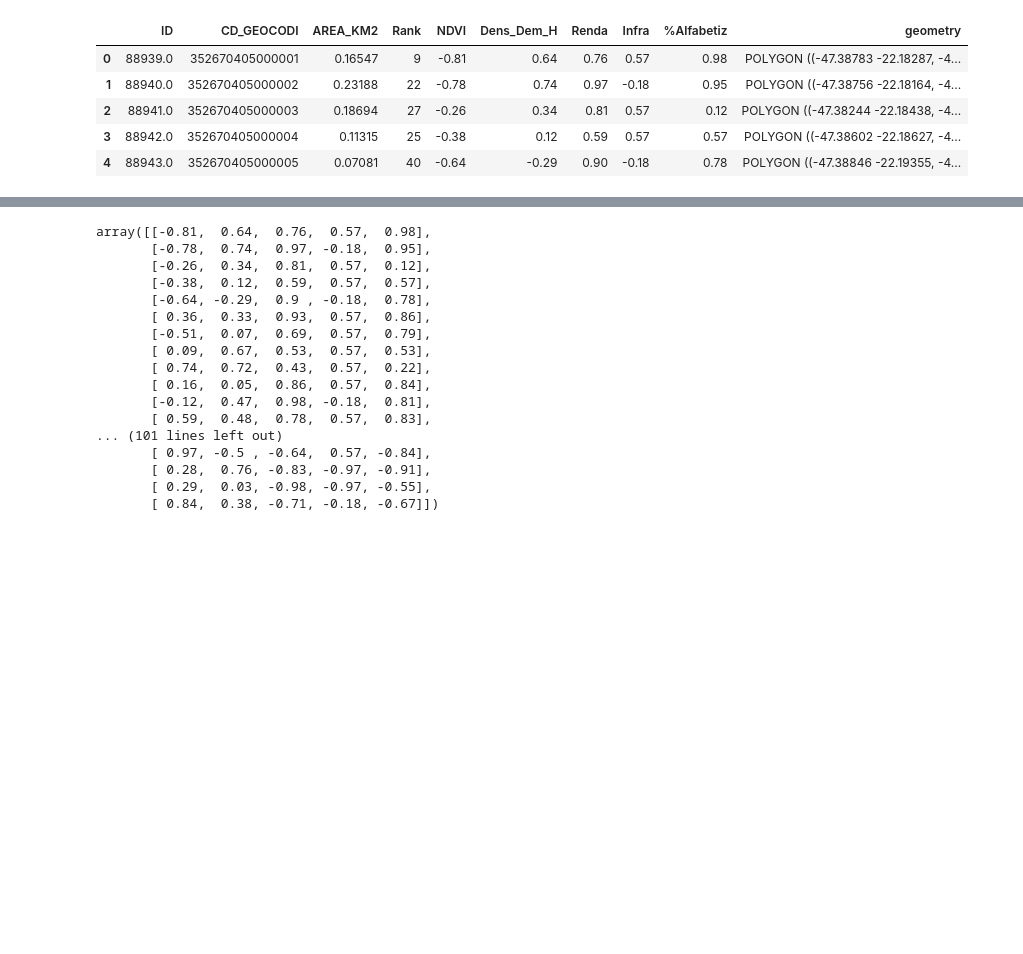
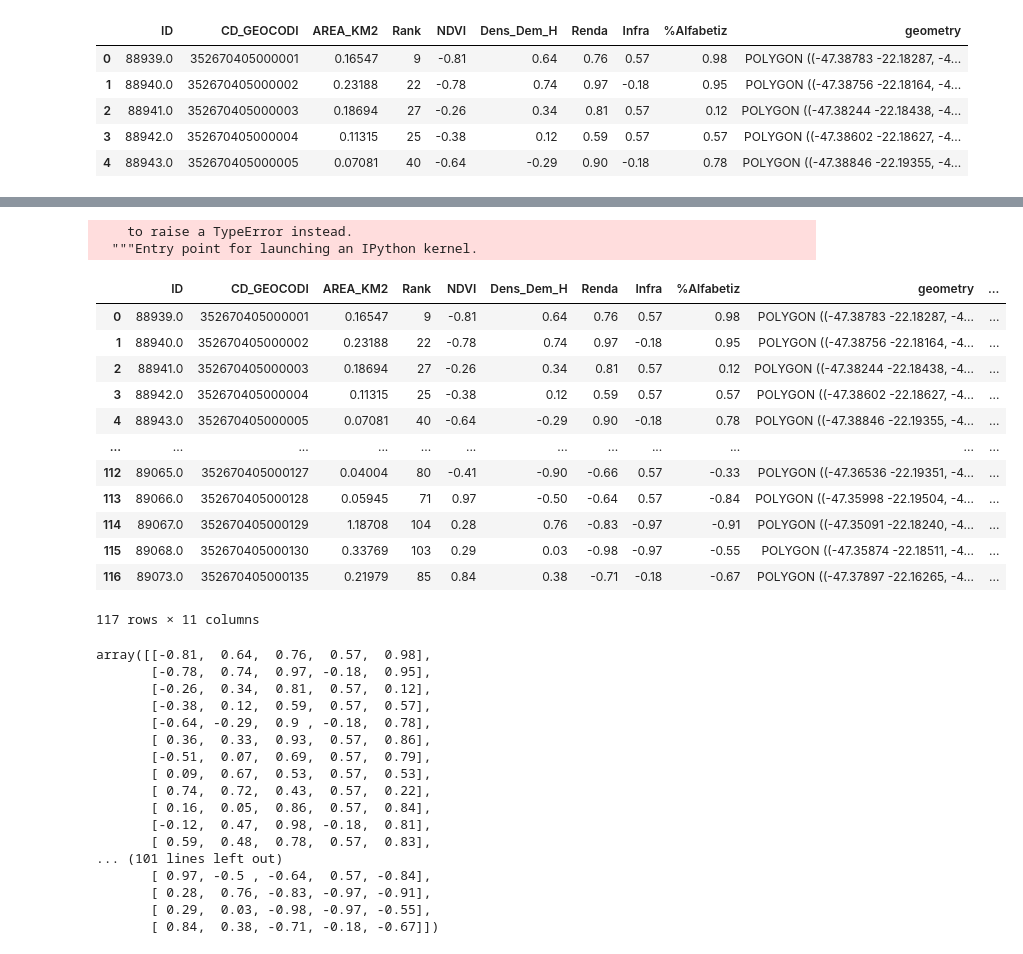
Before and after one commit to julianovale/MCDA, a Jupyter notebook: 0011_Trabalho_INSID_PrometheeII.ipynb, the cells around one changed output, grey strips where cells are left out. Drawn from its saved outputs; the diff is of its cells as text; code cells hidden in the pictures; blank space fills up the shorter version.

```diff
--- a/0011_Trabalho_INSID_PrometheeII.ipynb
+++ b/0011_Trabalho_INSID_PrometheeII.ipynb
@@ -280,3 +317,24 @@ setores.head()
+# %%
+setores['phi'] = gpd.GeoSeries(bubu)
+# %% [output]
+    to raise a TypeError instead.
+  """Entry point for launching an IPython kernel.
+# %%
+setores
+# %% [output]
+|  | ID | CD_GEOCODI | AREA_KM2 | Rank | NDVI | Dens_Dem_H | Renda | Infra | %Alfabetiz | geometry | ... |
+| 0 | 88939.0 | 352670405000001 | 0.16547 | 9 | -0.81 | 0.64 | 0.76 | 0.57 | 0.98 | POLYGON ((-47.38783 -22.18287, -4... | ... |
+| 1 | 88940.0 | 352670405000002 | 0.23188 | 22 | -0.78 | 0.74 | 0.97 | -0.18 | 0.95 | POLYGON ((-47.38756 -22.18164, -4... | ... |
+| 2 | 88941.0 | 352670405000003 | 0.18694 | 27 | -0.26 | 0.34 | 0.81 | 0.57 | 0.12 | POLYGON ((-47.38244 -22.18438, -4... | ... |
+| 3 | 88942.0 | 352670405000004 | 0.11315 | 25 | -0.38 | 0.12 | 0.59 | 0.57 | 0.57 | POLYGON ((-47.38602 -22.18627, -4... | ... |
+| 4 | 88943.0 | 352670405000005 | 0.07081 | 40 | -0.64 | -0.29 | 0.90 | -0.18 | 0.78 | POLYGON ((-47.38846 -22.19355, -4... | ... |
+| ... | ... | ... | ... | ... | ... | ... | ... | ... | ... | ... | ... |
+| 112 | 89065.0 | 352670405000127 | 0.04004 | 80 | -0.41 | -0.90 | -0.66 | 0.57 | -0.33 | POLYGON ((-47.36536 -22.19351, -4... | ... |
+| 113 | 89066.0 | 352670405000128 | 0.05945 | 71 | 0.97 | -0.50 | -0.64 | 0.57 | -0.84 | POLYGON ((-47.35998 -22.19504, -4... | ... |
+| 114 | 89067.0 | 352670405000129 | 1.18708 | 104 | 0.28 | 0.76 | -0.83 | -0.97 | -0.91 | POLYGON ((-47.35091 -22.18240, -4... | ... |
+| 115 | 89068.0 | 352670405000130 | 0.33769 | 103 | 0.29 | 0.03 | -0.98 | -0.97 | -0.55 | POLYGON ((-47.35874 -22.18511, -4... | ... |
+| 116 | 89073.0 | 352670405000135 | 0.21979 | 85 | 0.84 | 0.38 | -0.71 | -0.18 | -0.67 | POLYGON ((-47.37897 -22.16265, -4... | ... |
+117 rows × 11 columns
 # %%
 Teste = setores[['NDVI','Dens_Dem_H','Renda','Infra','%Alfabetiz']].to_numpy()
 # %%
```
Also changed, not shown: parts of 7 cells of this notebook.
